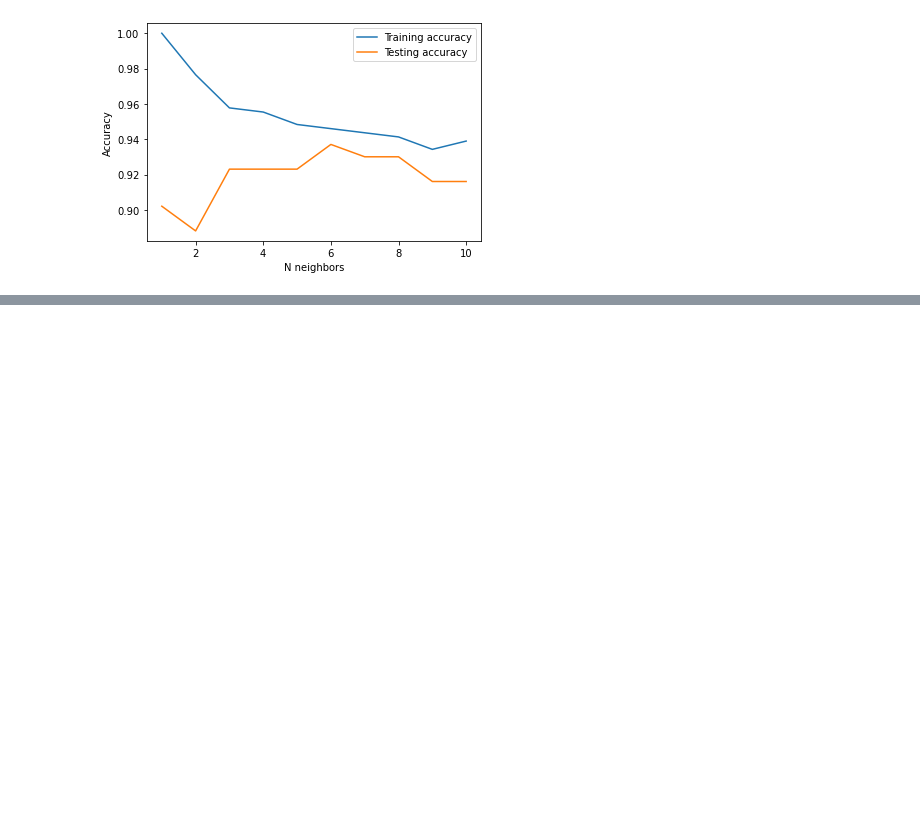
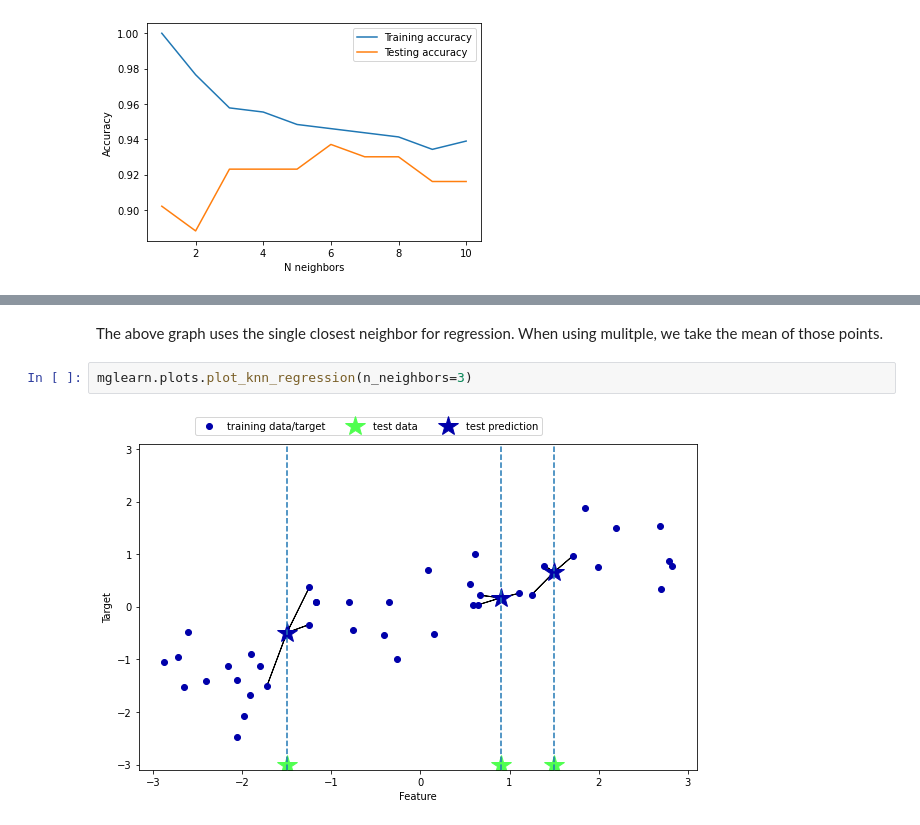
Before and after one commit to shubhamsharma6701/practical_machine_learning, a Jupyter notebook: supervised_learning/KNN.ipynb, the cells around one changed output, grey strips where cells are left out. Drawn from its saved outputs; the diff is of its cells as text; blank space fills up the shorter version.

```diff
--- a/supervised_learning/KNN.ipynb
+++ b/supervised_learning/KNN.ipynb
@@ -95,0 +109,6 @@ plt.legend()
+# %% [markdown]
+The above graph uses the single closest neighbor for regression. When using mulitple, we take the mean of those points.
+# %%
+mglearn.plots.plot_knn_regression(n_neighbors=3)
+# %% [output]
+[figure, added]
```
Also changed, not shown: parts of 13 cells of this notebook, 1 other file.
